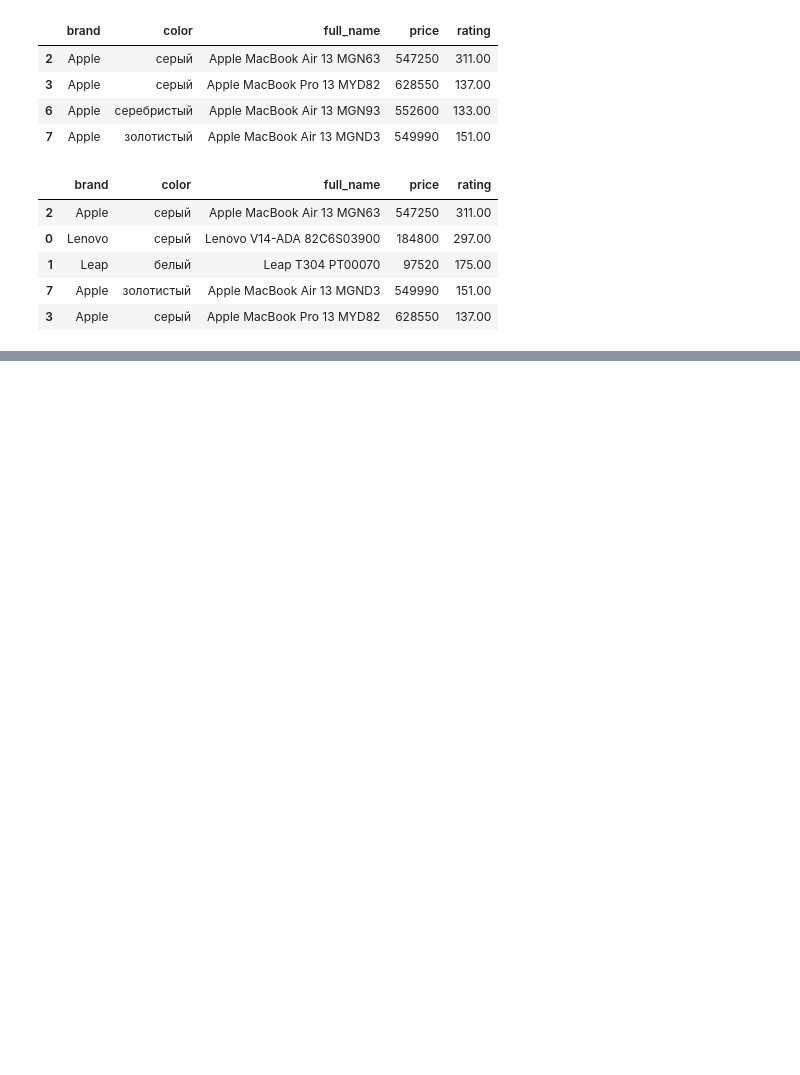
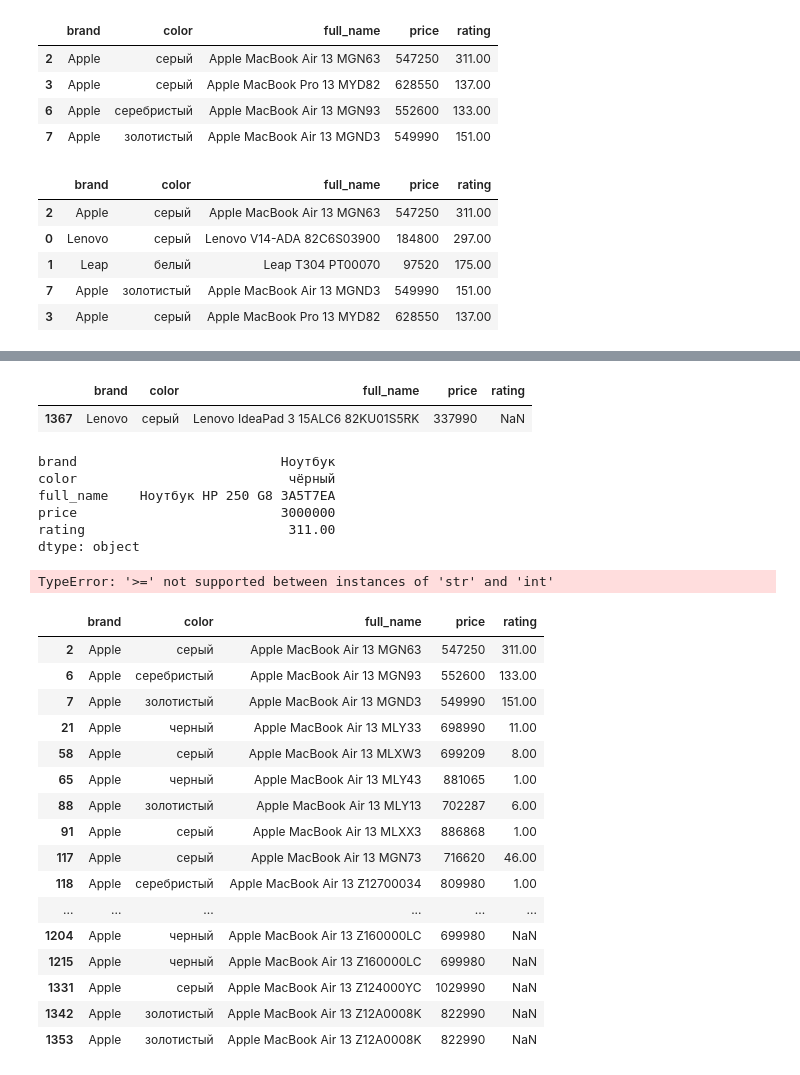
Before and after one commit to BMukhtar/KBot, a Jupyter notebook: kaspi_analyze.ipynb, the cells around one changed output, grey strips where cells are left out. Drawn from its saved outputs; the diff is of its cells as text; code cells hidden in the pictures; blank space fills up the shorter version.

Commit message:
Added loc and iloc, custom function, extracted only macbook airs

```diff
--- a/kaspi_analyze.ipynb
+++ b/kaspi_analyze.ipynb
@@ -180,0 +197,38 @@ df.sort_values(by="rating", ascending=False).head()
+# %%
+df[-1:] # last row
+# %% [output]
+|  | brand | color | full_name | price | rating |
+| 1367 | Lenovo | серый | Lenovo IdeaPad 3 15ALC6 82KU01S5RK | 337990 | NaN |
+# %%
+df.apply(np.max)
+# %% [output]
+brand                          Ноутбук
+color                           чёрный
+full_name    Ноутбук HP 250 G8 3A5T7EA
+price                          3000000
+rating                          311.00
+dtype: object
+# %%
+df.apply(func=np.max, axis=1)
+# %% [output]
+TypeError: '>=' not supported between instances of 'str' and 'int'
+# %%
+df[df["full_name"].apply(lambda name: "MacBook Air" in name)] # only airs
+# %% [output]
+|  | brand | color | full_name | price | rating |
+| 2 | Apple | серый | Apple MacBook Air 13 MGN63 | 547250 | 311.00 |
+| 6 | Apple | серебристый | Apple MacBook Air 13 MGN93 | 552600 | 133.00 |
+| 7 | Apple | золотистый | Apple MacBook Air 13 MGND3 | 549990 | 151.00 |
+| 21 | Apple | черный | Apple MacBook Air 13 MLY33 | 698990 | 11.00 |
+| 58 | Apple | серый | Apple MacBook Air 13 MLXW3 | 699209 | 8.00 |
+| 65 | Apple | черный | Apple MacBook Air 13 MLY43 | 881065 | 1.00 |
+| 88 | Apple | золотистый | Apple MacBook Air 13 MLY13 | 702287 | 6.00 |
+| 91 | Apple | серый | Apple MacBook Air 13 MLXX3 | 886868 | 1.00 |
+| 117 | Apple | серый | Apple MacBook Air 13 MGN73 | 716620 | 46.00 |
+| 118 | Apple | серебристый | Apple MacBook Air 13 Z12700034 | 809980 | 1.00 |
+| ... | ... | ... | ... | ... | ... |
+| 1204 | Apple | черный | Apple MacBook Air 13 Z160000LC | 699980 | NaN |
+| 1215 | Apple | черный | Apple MacBook Air 13 Z160000LC | 699980 | NaN |
+| 1331 | Apple | серый | Apple MacBook Air 13 Z124000YC | 1029990 | NaN |
+| 1342 | Apple | золотистый | Apple MacBook Air 13 Z12A0008K | 822990 | NaN |
+| 1353 | Apple | золотистый | Apple MacBook Air 13 Z12A0008K | 822990 | NaN |
```
Also changed, not shown: parts of 4 cells of this notebook.
